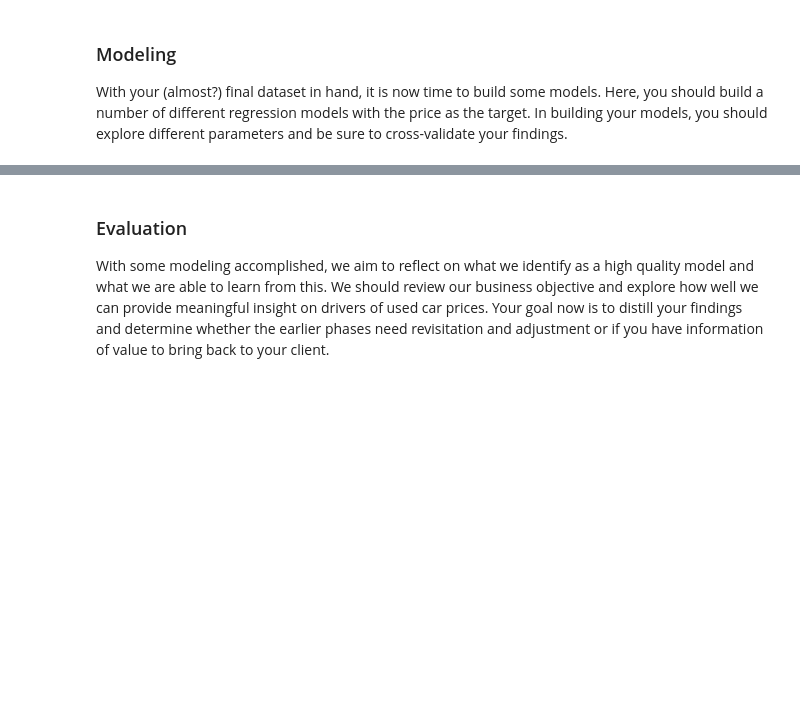
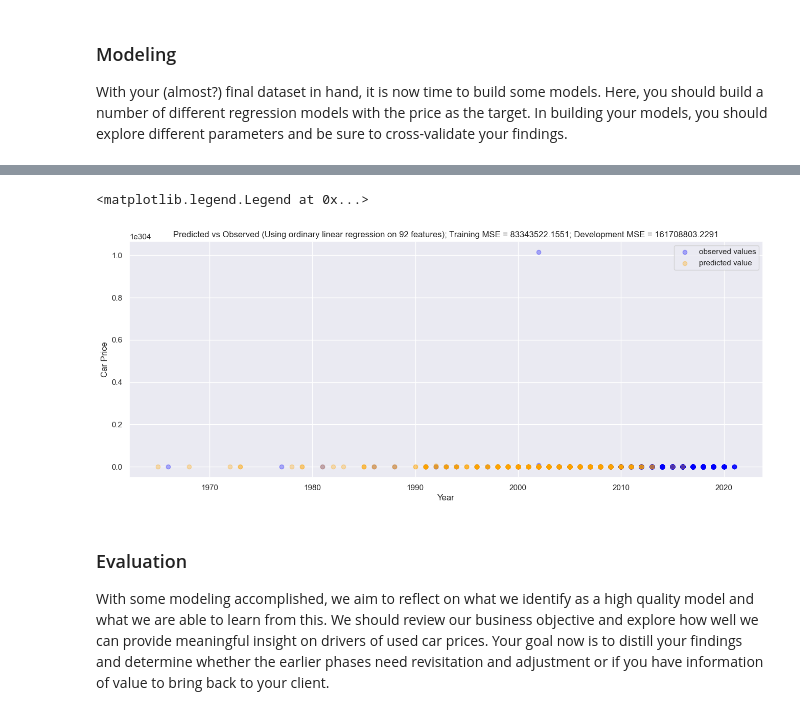
Before and after one commit to Sriworks1/UsedCarPriceAnalysis, a Jupyter notebook: UsedCarPriceAnalysis.ipynb, the cells around one changed output, grey strips where cells are left out. Drawn from its saved outputs; the diff is of its cells as text; code cells hidden in the pictures; blank space fills up the shorter version.

Commit message:
Latest updated with data prep

```diff
--- a/UsedCarPriceAnalysis.ipynb
+++ b/UsedCarPriceAnalysis.ipynb
@@ -235,0 +239,3 @@ memory usage: 4.8+ MB
+# %%
+df_imputed = pd.concat([df_imputed_cat, df_imputed_num], axis=1)
+df_imputed.head()
@@ -237,3 +250,6 @@ memory usage: 4.8+ MB
 ### Modeling
 
 With your (almost?) final dataset in hand, it is now time to build some models.  Here, you should build a number of different regression models with the price as the target.  In building your models, you should explore different parameters and be sure to cross-validate your findings.
+# %%
+# Region/state don't seem to impact the price... removing them.
+df_imputed= df_imputed.drop(columns=['region', 'state', 'model', 'paint_color'])
@@ -240,3 +287,45 @@ With your (almost?) final dataset in hand, it is now time to build some models.
+# %%
+# Create Test & Train Data
+X = df_imputed.drop(columns="price")
+y = df_imputed["price"]
+
+X_train, X_test, y_train, y_test = train_test_split(X, y, random_state=42, test_size=0.3)
+# %%
+# Model 1: Linear Regression with 92 features
+
+train_mse = []
+test_mse = []
+explained_variance = []
+model =[]
+
+linear_reg_model = Pipeline([
+    ('transform', col_transformer),
+    ('scale', StandardScaler(with_mean=False)),
+    ('linreg', LinearRegression())
+])
+
+linear_reg_model.fit(X_train, y_train)
+
+linear_reg_train_mse= round(mean_squared_error(linear_reg_model.predict(X_train), y_train), 4)
+linear_reg_test_mse=round(mean_squared_error(linear_reg_model.predict(X_test), y_test),4)
+linear_reg_EV = explained_variance_score(y_train, linear_reg_model.predict(X_train))
+
+train_mse.append(linear_reg_train_mse)
+test_mse.append(linear_reg_test_mse)
+explained_variance.append(linear_reg_EV)
+model.append("Model 1 - Linear Regression")
+# %%
+plt.figure(figsize=(16,6))
+plt.scatter(X_train['year'], np.exp(y_train), c ="blue", alpha=0.3, label='observed values')
+plt.scatter(X_train['year'], np.exp(linear_reg_model.predict(X_train)), c ="orange", alpha=0.3, label = 'predicted value')
+plt.title('Predicted vs Observed (Using ordinary linear regression on 92 features); Training MSE = ' + str(linear_reg_train_mse) +
+          '; Development MSE = ' + str(linear_reg_test_mse))
+plt.xlabel('Year')
+plt.ylabel('Car Price')
+plt.legend()
+# %% [output]
+<matplotlib.legend.Legend at 0x...>
+[figure, added]
 # %% [markdown]
 ### Evaluation
 
```
Also changed, not shown: parts of 19 cells of this notebook, 2 other files.
